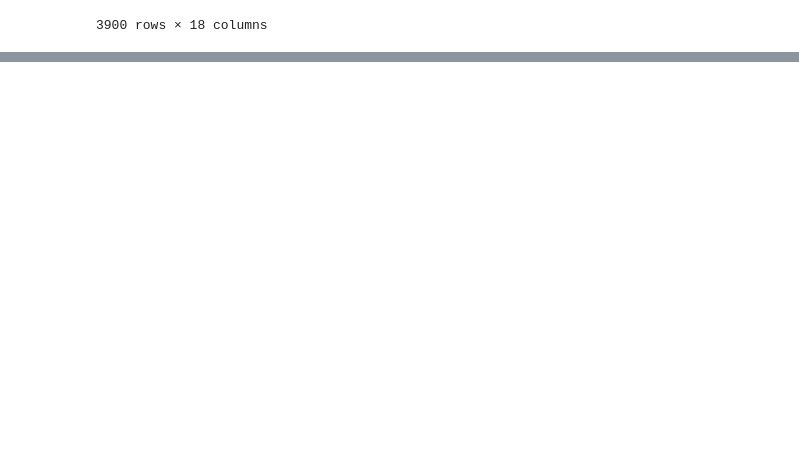
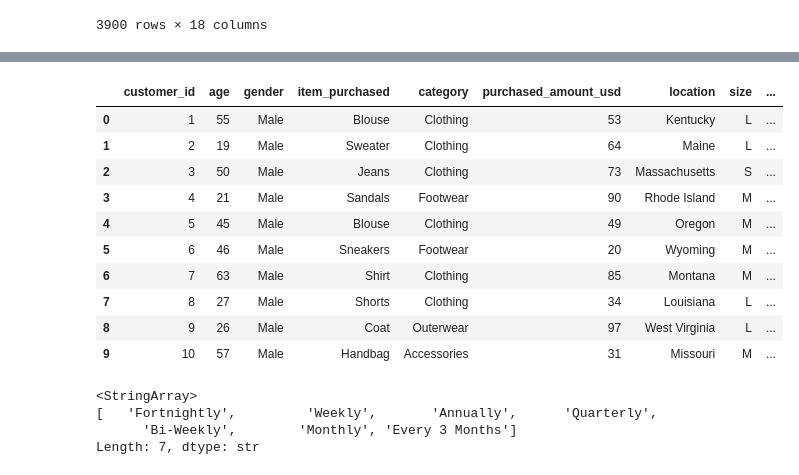
Before and after one commit to kazrkb/CSBA-Customer-Shopping-Behaviour-Analysis, a Jupyter notebook: analysis.ipynb, the cells around one changed output, grey strips where cells are left out. Drawn from its saved outputs; the diff is of its cells as text; code cells hidden in the pictures; blank space fills up the shorter version.

```diff
--- a/analysis.ipynb
+++ b/analysis.ipynb
@@ -126,0 +130,7 @@ df
+# %%
+# feature engineering
+# column age group
+labels = ['Young adult', 'Adult', 'Middle Aged', 'Senior']
+df['age_group'] = pd.qcut(df['age'], q=4, labels=labels)
+
+df[['age','age_group']].head(10)
@@ -126,0 +149,21 @@ df
+# %%
+df.head(10)
+# %% [output]
+|  | customer_id | age | gender | item_purchased | category | purchased_amount_usd | location | size | ... |
+| 0 | 1 | 55 | Male | Blouse | Clothing | 53 | Kentucky | L | ... |
+| 1 | 2 | 19 | Male | Sweater | Clothing | 64 | Maine | L | ... |
+| 2 | 3 | 50 | Male | Jeans | Clothing | 73 | Massachusetts | S | ... |
+| 3 | 4 | 21 | Male | Sandals | Footwear | 90 | Rhode Island | M | ... |
+| 4 | 5 | 45 | Male | Blouse | Clothing | 49 | Oregon | M | ... |
+| 5 | 6 | 46 | Male | Sneakers | Footwear | 20 | Wyoming | M | ... |
+| 6 | 7 | 63 | Male | Shirt | Clothing | 85 | Montana | M | ... |
+| 7 | 8 | 27 | Male | Shorts | Clothing | 34 | Louisiana | L | ... |
+| 8 | 9 | 26 | Male | Coat | Outerwear | 97 | West Virginia | L | ... |
+| 9 | 10 | 57 | Male | Handbag | Accessories | 31 | Missouri | M | ... |
+# %%
+df.frequency_of_purchases.unique()
+# %% [output]
+<StringArray>
+[   'Fortnightly',         'Weekly',       'Annually',      'Quarterly',
+      'Bi-Weekly',        'Monthly', 'Every 3 Months']
+Length: 7, dtype: str
```
Also changed, not shown: parts of 8 cells of this notebook.
